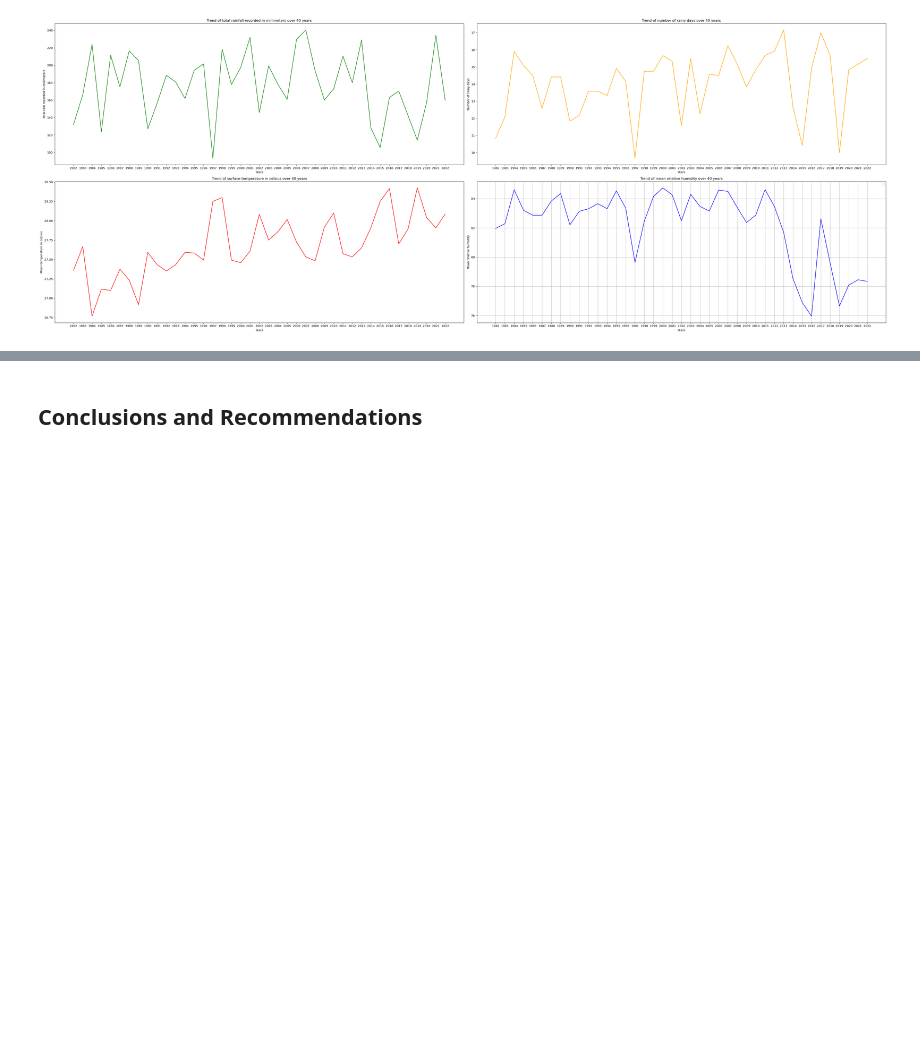
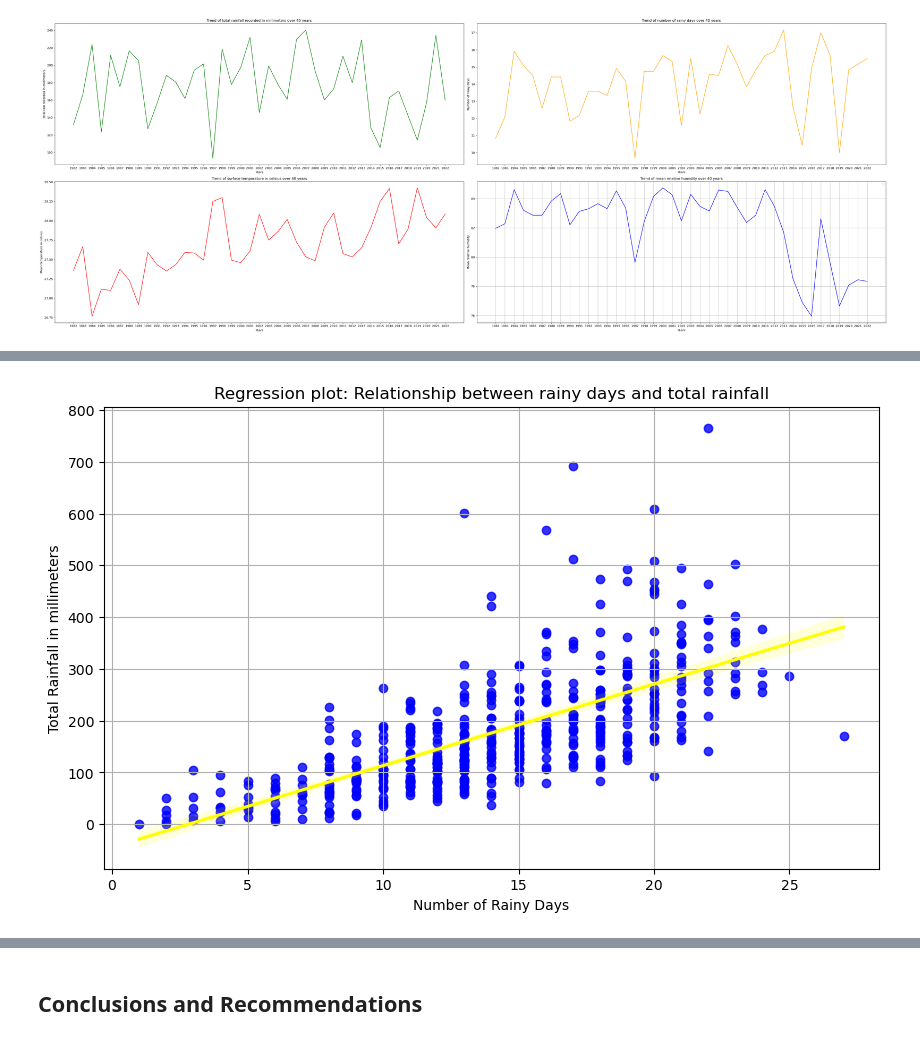
Before and after one commit to Chonnathai/Project1, a Jupyter notebook: code/starter-code.ipynb, the cells around one changed output, grey strips where cells are left out. Cells and saved outputs as stored; diff of their text form; code cells hidden in the pictures; blank space fills up the shorter version.

```diff
--- a/code/starter-code.ipynb
+++ b/code/starter-code.ipynb
@@ -675,0 +676,16 @@ No artists with labels found to put in legend.  Note that artists whose label st
+# %%
+plt.figure(figsize=(10, 6))
+
+# Create a regression plot (regplot) to visualize the relationship
+sns.regplot(x='no_of_rainy_days', y='total_rainfall', data=df3,scatter_kws={"color": "blue"}, line_kws={"color": "yellow"})
+
+# Set labels and title
+plt.xlabel('Number of Rainy Days')
+plt.ylabel('Total Rainfall in millimeters')
+plt.title('Regression plot: Relationship between rainy days and total rainfall')
+
+# Show the plot
+plt.grid(True)
+plt.show()
+# %% [output]
+[figure, added]
```
Also changed, not shown: parts of 15 cells of this notebook, 2 other files.
